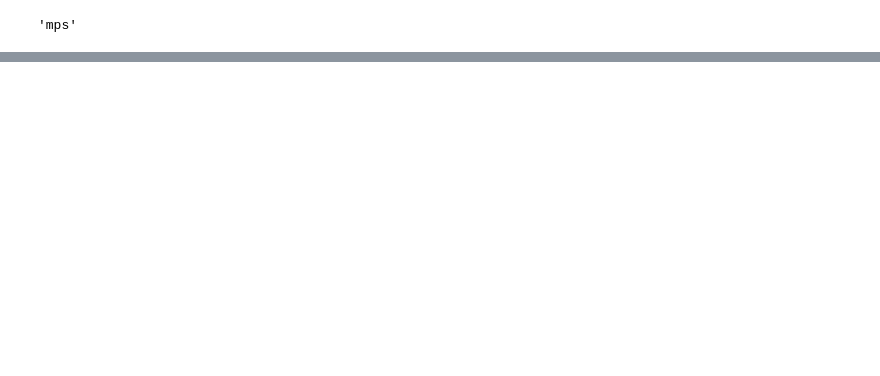
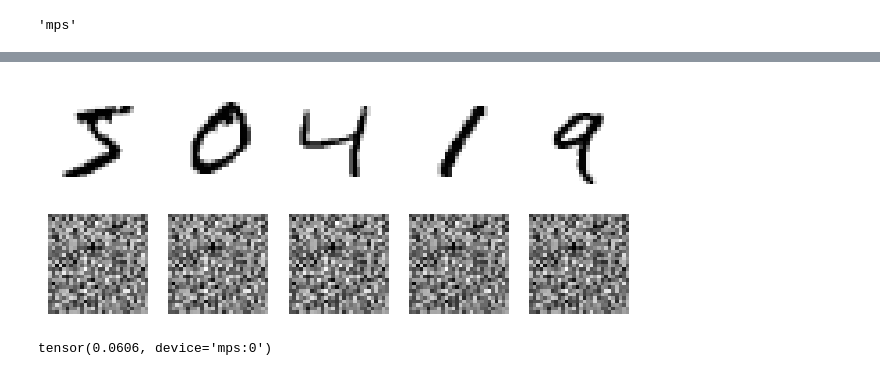
Before and after one commit to Cosminius/Autoencoders-GANs-and-Diffusion-Models, a Jupyter notebook: autoencoders.ipynb, the cells around one changed output, grey strips where cells are left out. Saved outputs shown, nothing was run; the diff lists cells and outputs as text; code cells hidden in the pictures; blank space fills up the shorter version.

Commit message:
Implement code changes to enhance functionality and improve performance

```diff
--- a/autoencoders.ipynb
+++ b/autoencoders.ipynb
@@ -91,0 +175,14 @@ autoencoder = nn.Sequential(encoder, decoder).to(device)
+# %%
+toTensor = T.Compose([T.ToImage(), T.ToDtype(torch.float32, scale=True)])
+
+train_and_valid_data = torchvision.datasets.FashionMNIST(
+    root="datasets", train=True, download=True, transform=toTensor
+)
+test_data = torchvision.datasets.FashionMNIST(
+    root="datasets", train=False, download=True, transform=toTensor
+)
+
+torch.manual_seed(42)
+train_data, valid_data = torch.utils.data.random_split(
+    train_and_valid_data, [55_000, 5_000]
+)
@@ -91,0 +223,40 @@ autoencoder = nn.Sequential(encoder, decoder).to(device)
+# %%
+def plot_image(image):
+    plt.imshow(image.permute(1, 2, 0).cpu(), cmap="binary")
+    plt.axis("off")
+
+
+def plot_reconstructions(model, images, n_images=5):
+    images = images[:n_images]
+    with torch.no_grad():
+        y_pred = model(images.to(device))
+    if isinstance(y_pred, tuple):
+        y_pred = y_pred.output
+    fig = plt.figure(figsize=(len(images) * 1.5, 3))
+    for idx in range(len(images)):
+        plt.subplot(2, len(images), 1 + idx)
+        plot_image(images[idx])
+        plt.subplot(2, len(images), 1 + len(images) + idx)
+        plot_image(y_pred[idx])
+# %%
+X_valid = torch.stack([x for x, _ in valid_data])
+# plot_reconstructions(stacked_ae, X_valid)
+# plt.show()
+# %%
+torch.manual_seed(42)
+mnist_data = torchvision.datasets.MNIST(
+    root="datasets", train=True, download=True, transform=toTensor
+)
+mnist_images = torch.stack([mnist_data[i][0] for i in range(X_valid.size(0))])
+plot_reconstructions(stacked_ae, images=mnist_images)
+plt.show()
+# %% [output]
+[figure, added]
+# %%
+images = mnist_images.to(device)
+with torch.no_grad():
+    y_pred = stacked_ae(images)
+    recon_loss = torch.nn.functional.mse_loss(y_pred, images)
+recon_loss
+# %% [output]
+tensor(0.0606, device='mps:0')
```
Also changed, not shown: parts of 78 cells of this notebook, 1 other file.
